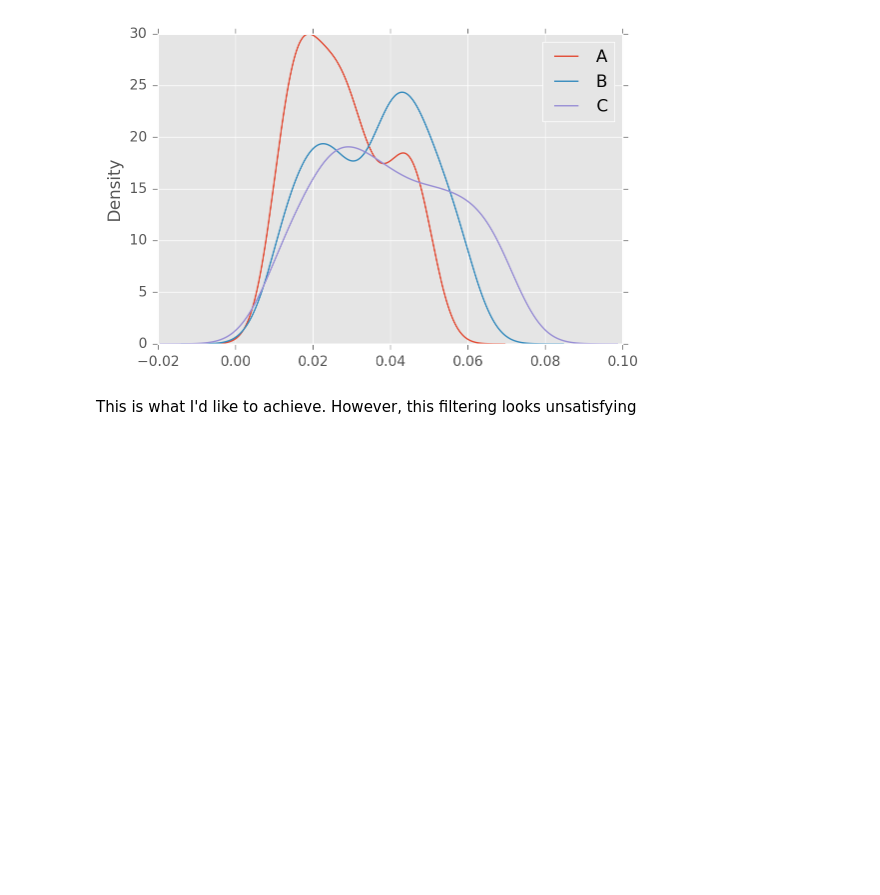
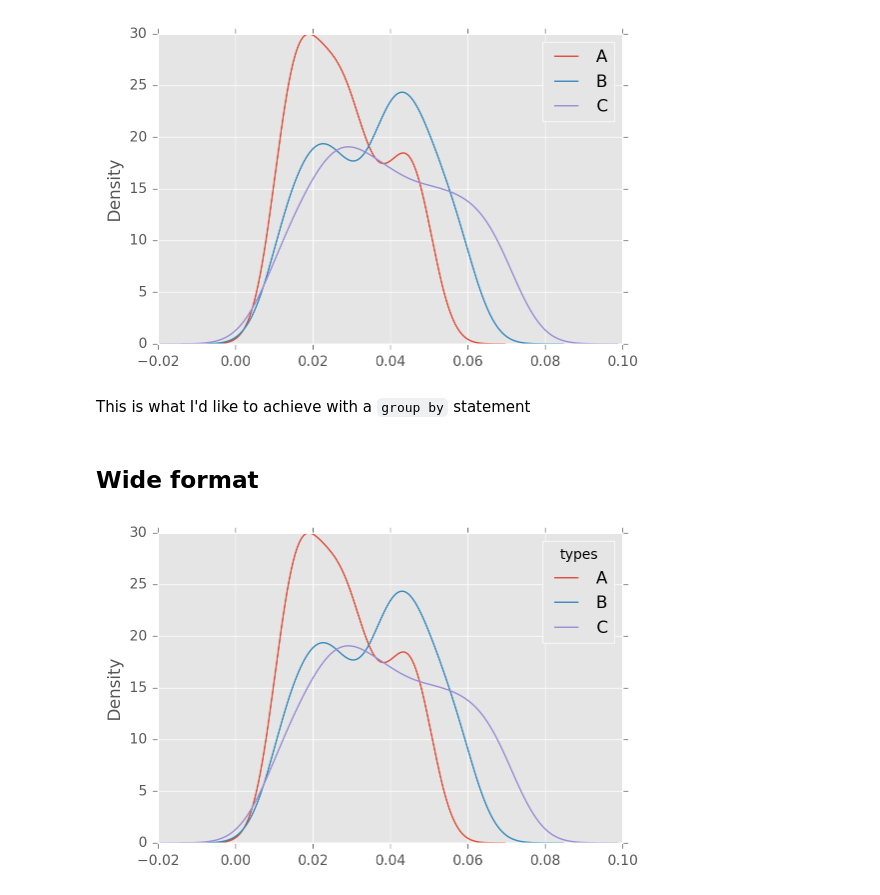
Before and after one commit to Kornel/pandas-groupby, a Jupyter notebook: pandas plot.ipynb, the cells around one changed output. Cells and saved outputs as stored; diff of their text form; code cells hidden in the pictures; blank space fills up the shorter version.

Commit message:
Wide format

```diff
--- a/pandas plot.ipynb
+++ b/pandas plot.ipynb
@@ -39,4 +39,11 @@ plt.legend();
 # %% [output]
 [figure]
 # %% [markdown]
-This is what I'd like to achieve. However, this filtering looks unsatisfying
+This is what I'd like to achieve with a `group by` statement
+# %% [markdown]
+## Wide format
+# %%
+df["index"] = np.hstack((np.arange(0, 100), np.arange(0, 100), np.arange(0, 100)))
+df.pivot("index", "types", "values").plot.density();
+# %% [output]
+[figure, added]
```
Also changed, not shown: 1 other file.
